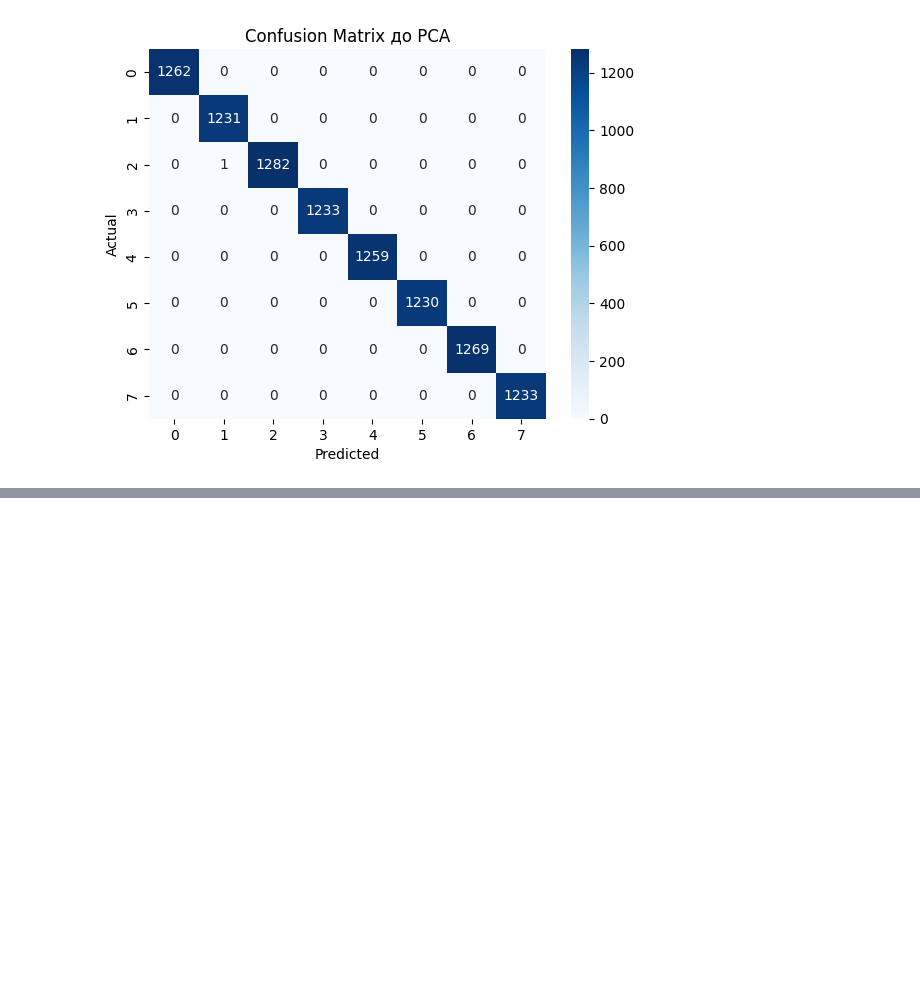
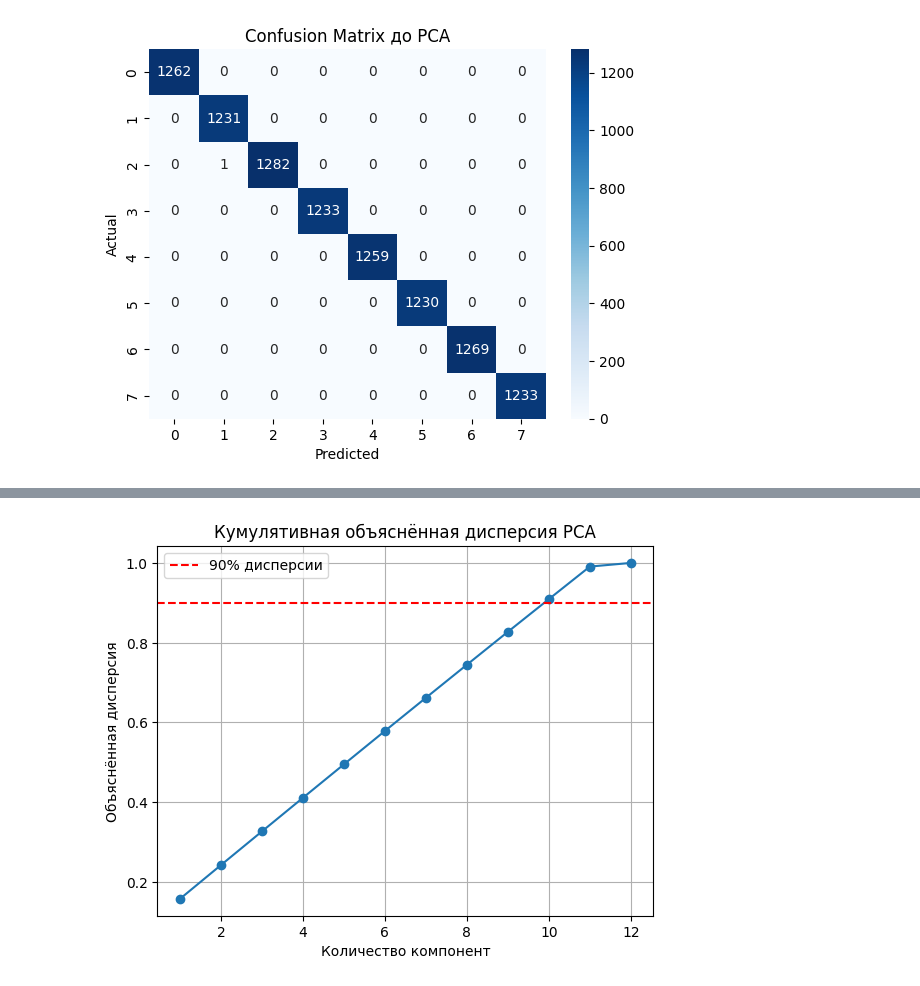
Before and after one commit to Likogeles/madvba_labs, a Jupyter notebook: lab_3.ipynb, the cells around one changed output, grey strips where cells are left out. Drawn from its saved outputs; the diff is of its cells as text; code cells hidden in the pictures; blank space fills up the shorter version.

```diff
--- a/lab_3.ipynb
+++ b/lab_3.ipynb
@@ -209,0 +208,21 @@ print("Точность после уменьшения размерности:"
+# %%
+# выводы по алгоритму снижения размерности
+# Лучшее количество компонент - 9
+
+# PCA анализа долей объяснённой дисперсии
+pca_full = PCA().fit(X_scaled)
+explained_variance_ratio = pca_full.explained_variance_ratio_
+
+# Кумулятивная доля
+cumulative_variance = np.cumsum(explained_variance_ratio)
+
+plt.plot(range(1, len(cumulative_variance) + 1), cumulative_variance, marker="o")
+plt.axhline(y=0.9, color="r", linestyle="--", label="90% дисперсии")
+plt.title("Кумулятивная объяснённая дисперсия PCA")
+plt.xlabel("Количество компонент")
+plt.ylabel("Объяснённая дисперсия")
+plt.legend()
+plt.grid(True)
+plt.show()
+# %% [output]
+[figure, added]
```
Also changed, not shown: parts of 4 cells of this notebook, 1 other file.
